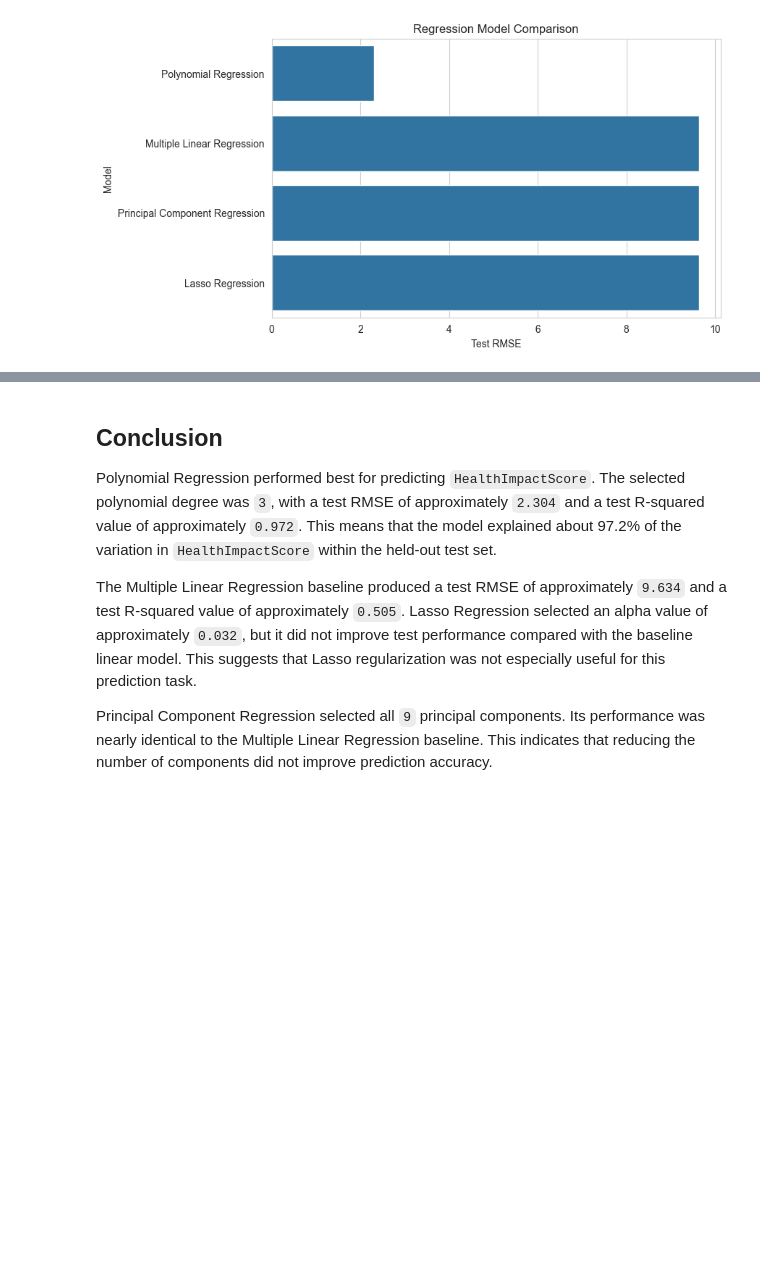
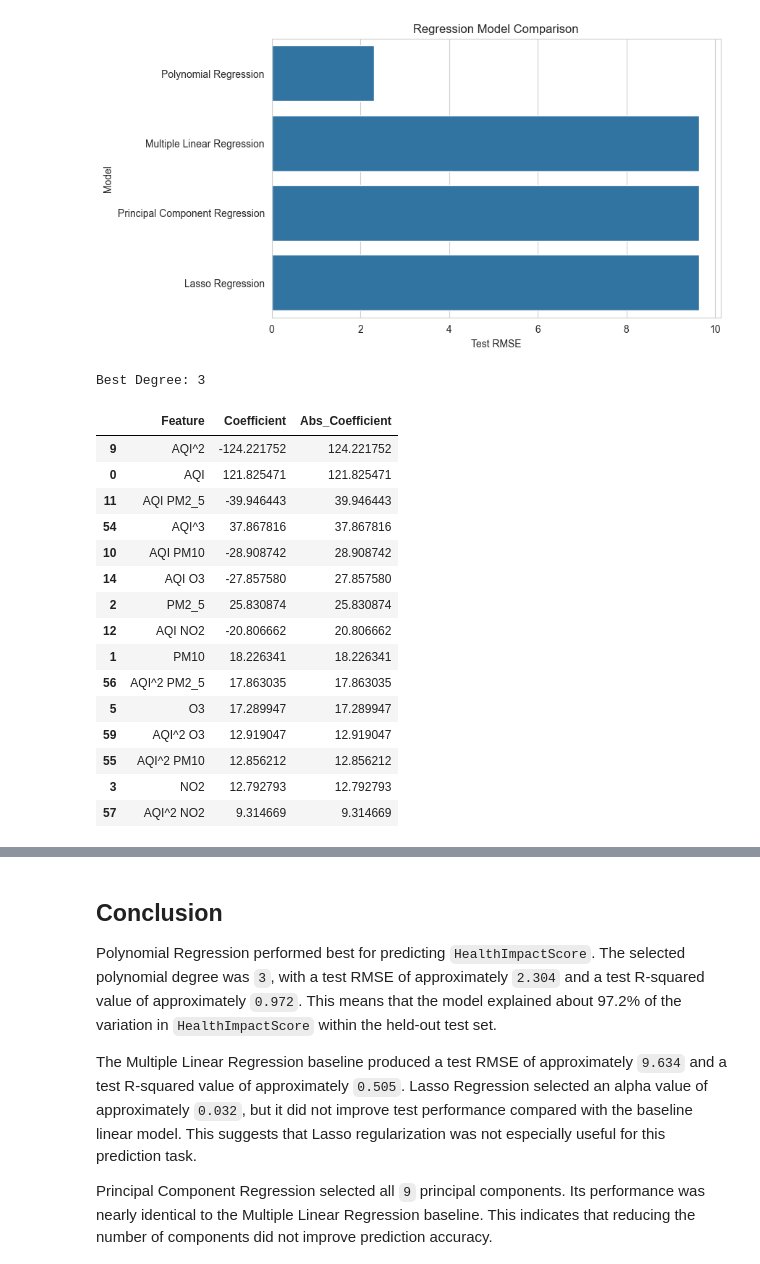
Before and after one commit to BryanR-17/COGS109-air-quality-health-impact, a Jupyter notebook: notebooks/02_regression_models.ipynb, the cells around one changed output, grey strips where cells are left out. Saved outputs shown, nothing was run; the diff lists cells and outputs as text; code cells hidden in the pictures; blank space fills up the shorter version.

```diff
--- a/notebooks/02_regression_models.ipynb
+++ b/notebooks/02_regression_models.ipynb
@@ -223,7 +222,7 @@ polynomial_pipeline = Pipeline([
     ("LinearRegression", LinearRegression())
 ])
 
-polynomia_search = GridSearchCV(
+polynomial_search = GridSearchCV(
     estimator=polynomial_pipeline,
     param_grid={
         "polynomial_features__degree": [1, 2, 3, 5]
@@ -232,9 +231,9 @@ polynomia_search = GridSearchCV(
     cv=cv
 )
 
-polynomia_search.fit(X_train, y_train)
+polynomial_search.fit(X_train, y_train)
 
-print("Best polynomial degree:", polynomia_search.best_params_["polynomial_features__degree"])
-print("Best CV RMSE:", -polynomia_search.best_score_)
+print("Best polynomial degree:", polynomial_search.best_params_["polynomial_features__degree"])
+print("Best CV RMSE:", -polynomial_search.best_score_)
 # %% [output]
 Best polynomial degree: 3
@@ -353,3 +352,47 @@ plt.ylabel("Model")
 plt.show()
 # %% [output]
 [figure]
+# %%
+# Refit best polynomial model on the FULL dataset
+
+final_regression_model = polynomial_search.best_estimator_
+final_regression_model.fit(X, y)
+print("Best Degree:", final_regression_model.named_steps["polynomial_features"].degree)
+# %% [output]
+Best Degree: 3
+# %%
+poly = final_regression_model.named_steps["polynomial_features"]
+model = final_regression_model.named_steps["LinearRegression"]
+
+feature_names = poly.get_feature_names_out(predictors)
+
+coef_df = pd.DataFrame({
+    "Feature": feature_names,
+    "Coefficient": model.coef_
+})
+
+coef_df["Abs_Coefficient"] = coef_df["Coefficient"].abs()
+
+coef_df = coef_df.sort_values(
+    "Abs_Coefficient",
+    ascending=False
+)
+
+coef_df.head(15)
+# %% [output]
+|  | Feature | Coefficient | Abs_Coefficient |
+| 9 | AQI^2 | -124.221752 | 124.221752 |
+| 0 | AQI | 121.825471 | 121.825471 |
+| 11 | AQI PM2_5 | -39.946443 | 39.946443 |
+| 54 | AQI^3 | 37.867816 | 37.867816 |
+| 10 | AQI PM10 | -28.908742 | 28.908742 |
+| 14 | AQI O3 | -27.857580 | 27.857580 |
+| 2 | PM2_5 | 25.830874 | 25.830874 |
+| 12 | AQI NO2 | -20.806662 | 20.806662 |
+| 1 | PM10 | 18.226341 | 18.226341 |
+| 56 | AQI^2 PM2_5 | 17.863035 | 17.863035 |
+| 5 | O3 | 17.289947 | 17.289947 |
+| 59 | AQI^2 O3 | 12.919047 | 12.919047 |
+| 55 | AQI^2 PM10 | 12.856212 | 12.856212 |
+| 3 | NO2 | 12.792793 | 12.792793 |
+| 57 | AQI^2 NO2 | 9.314669 | 9.314669 |
```
Also changed, not shown: parts of 8 cells of this notebook, 1 other file.
